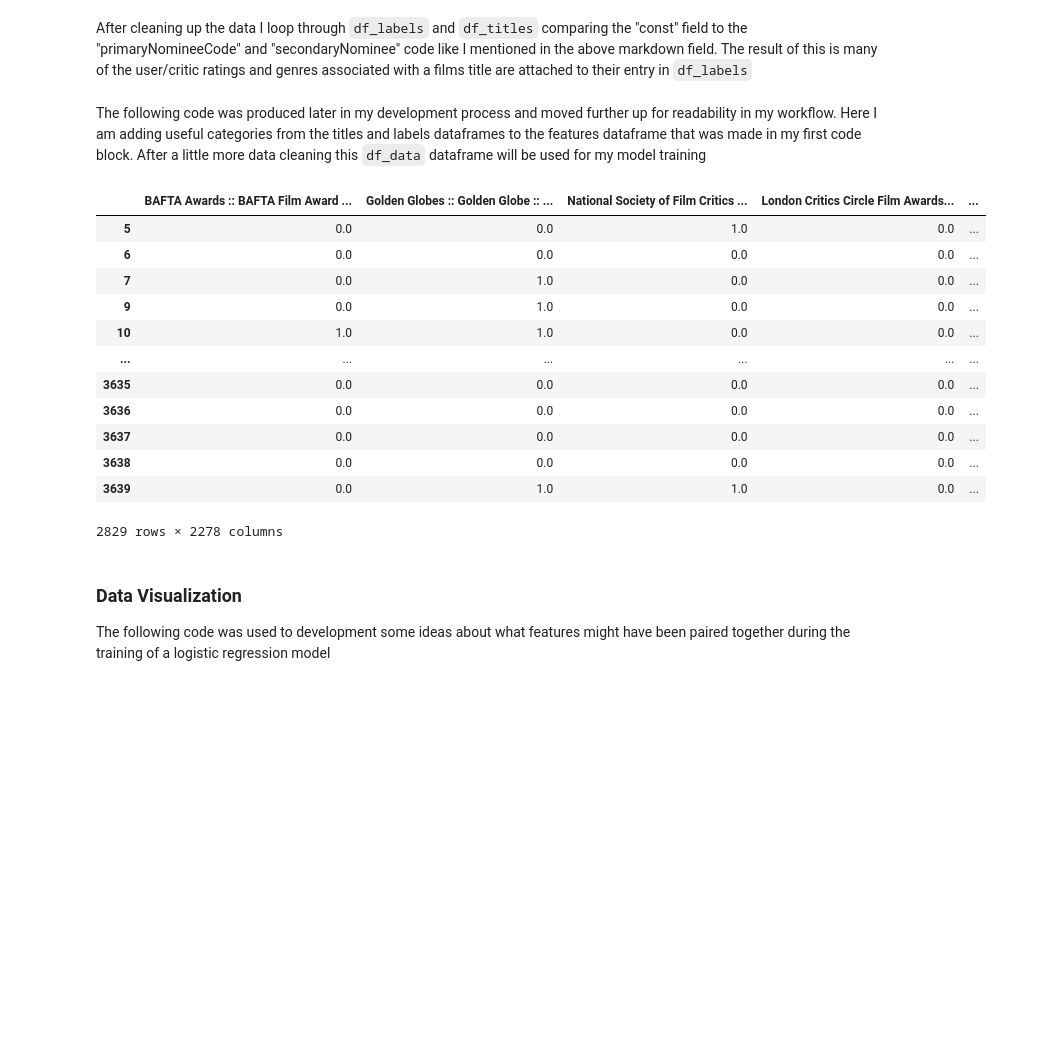
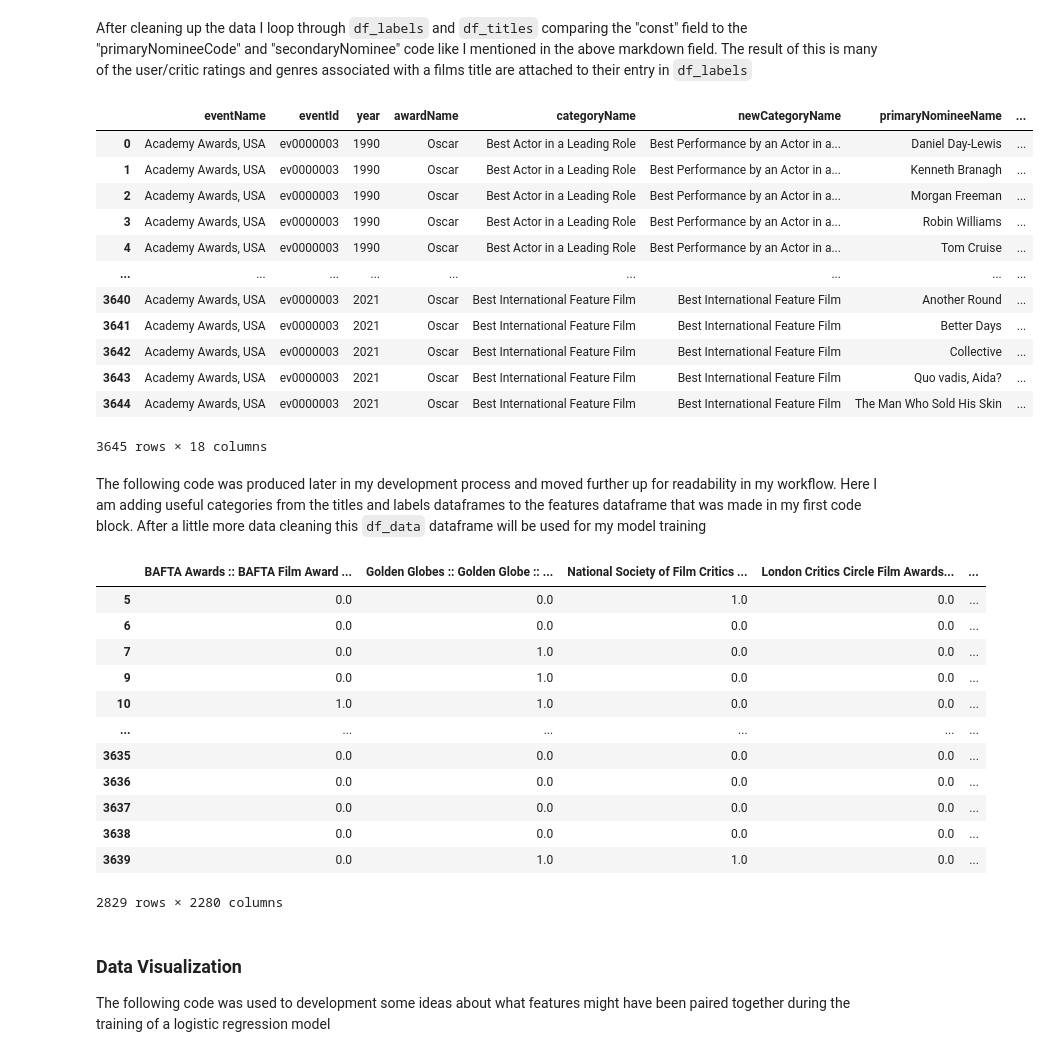
Before and after one commit to elavallee-github/ml0451-project, a Jupyter notebook: data-analysis.ipynb, the cells around one changed output. Drawn from its saved outputs; the diff is of its cells as text; code cells hidden in the pictures; blank space fills up the shorter version.

```diff
--- a/data-analysis.ipynb
+++ b/data-analysis.ipynb
@@ -20,6 +20,15 @@ The df_features and df_labels dataframes are 1:1 meaning that one row in `df_fea
 len(df_features), len(df_labels), len(df_titles)
 # %% [output]
 (3645, 3645, 1655)
+# %%
+female_names = open('female.txt', 'r')
+male_names   = open('male.txt', 'r')
+f_names = female_names.read()
+m_names = male_names.read()
+f_list = f_names.replace('\n', ' ').split(' ')
+m_list = m_names.replace('\n', ' ').split(' ')
+female_names.close()
+male_names.close()
 # %% [markdown]
 The first step to manipulating the data to attach the fields of the `df_titles` dataframe to the other others is to cleanup the `primaryNomineeCode` and `secondaryNomineeCode` fields. Doing this we can compare these fields to the `const` field of the `df_titles` dataframe to attach the genres and user/critic rating scores to `df_features` and `df_labels`
 # %%
@@ -66,15 +75,41 @@ df_labels = new_label_df
+# %%
+df_labels['male'] = 0
+df_labels['female'] = 0
+for row in df_labels.itertuples():
+    if row[7].split(' ')[0] in f_list:
+        df_labels.iloc[row[0], -1] = 1
+    elif row[7].split(' ')[0] in m_list:
+        df_labels.iloc[row[0], -2] = 1
+
+df_labels
+# %% [output]
+|  | eventName | eventId | year | awardName | categoryName | newCategoryName | primaryNomineeName | ... |
+| 0 | Academy Awards, USA | ev0000003 | 1990 | Oscar | Best Actor in a Leading Role | Best Performance by an Actor in a... | Daniel Day-Lewis | ... |
+| 1 | Academy Awards, USA | ev0000003 | 1990 | Oscar | Best Actor in a Leading Role | Best Performance by an Actor in a... | Kenneth Branagh | ... |
+| 2 | Academy Awards, USA | ev0000003 | 1990 | Oscar | Best Actor in a Leading Role | Best Performance by an Actor in a... | Morgan Freeman | ... |
+| 3 | Academy Awards, USA | ev0000003 | 1990 | Oscar | Best Actor in a Leading Role | Best Performance by an Actor in a... | Robin Williams | ... |
+| 4 | Academy Awards, USA | ev0000003 | 1990 | Oscar | Best Actor in a Leading Role | Best Performance by an Actor in a... | Tom Cruise | ... |
+| ... | ... | ... | ... | ... | ... | ... | ... | ... |
+| 3640 | Academy Awards, USA | ev0000003 | 2021 | Oscar | Best International Feature Film | Best International Feature Film | Another Round | ... |
+| 3641 | Academy Awards, USA | ev0000003 | 2021 | Oscar | Best International Feature Film | Best International Feature Film | Better Days | ... |
+| 3642 | Academy Awards, USA | ev0000003 | 2021 | Oscar | Best International Feature Film | Best International Feature Film | Collective | ... |
+| 3643 | Academy Awards, USA | ev0000003 | 2021 | Oscar | Best International Feature Film | Best International Feature Film | Quo vadis, Aida? | ... |
+| 3644 | Academy Awards, USA | ev0000003 | 2021 | Oscar | Best International Feature Film | Best International Feature Film | The Man Who Sold His Skin | ... |
+3645 rows × 18 columns
 # %% [markdown]
 The following code was produced later in my development process and moved further up for readability in my workflow. Here I am adding useful categories from the titles and labels dataframes to the features dataframe that was made in my first code block. After a little more data cleaning this `df_data` dataframe will be used for my model training
 # %%
-df_data = df_features
-df_data['category'] = df_labels['newCategoryName']
-df_data['genre'] = df_labels['genre']
-df_data['year'] = df_labels['year']
-df_data['label'] = df_labels['isWinner'].astype(int)
-df_data['primary_nom'] = df_labels['primaryNomineeCode']
+df_data                  = df_features
+df_data['category']      = df_labels['newCategoryName']
+df_data['genre']         = df_labels['genre']
+df_data['year']          = df_labels['year']
+df_data['label']         = df_labels['isWinner'].astype(int)
+df_data['primary_nom']   = df_labels['primaryNomineeCode']
 df_data['secondary_nom'] = df_labels['secondaryNomineeCode']
-df_data['user_rating'] = df_labels['user_rating']
+df_data['user_rating']   = df_labels['user_rating']
 df_data['critic_rating'] = df_labels['critic_rating']
+df_data['male']          = df_labels['male']
+df_data['female']        = df_labels['female']
 df_data = df_data.dropna()
 df_data
 # %% [output]
@@ -90,7 +125,7 @@ df_data
 | 3637 | 0.0 | 0.0 | 0.0 | 0.0 | ... |
 | 3638 | 0.0 | 0.0 | 0.0 | 0.0 | ... |
 | 3639 | 0.0 | 1.0 | 1.0 | 0.0 | ... |
-2829 rows × 2278 columns
+2829 rows × 2280 columns
 # %% [markdown]
 ### Data Visualization
 
```
Also changed, not shown: parts of 11 cells of this notebook, 8 other files.
